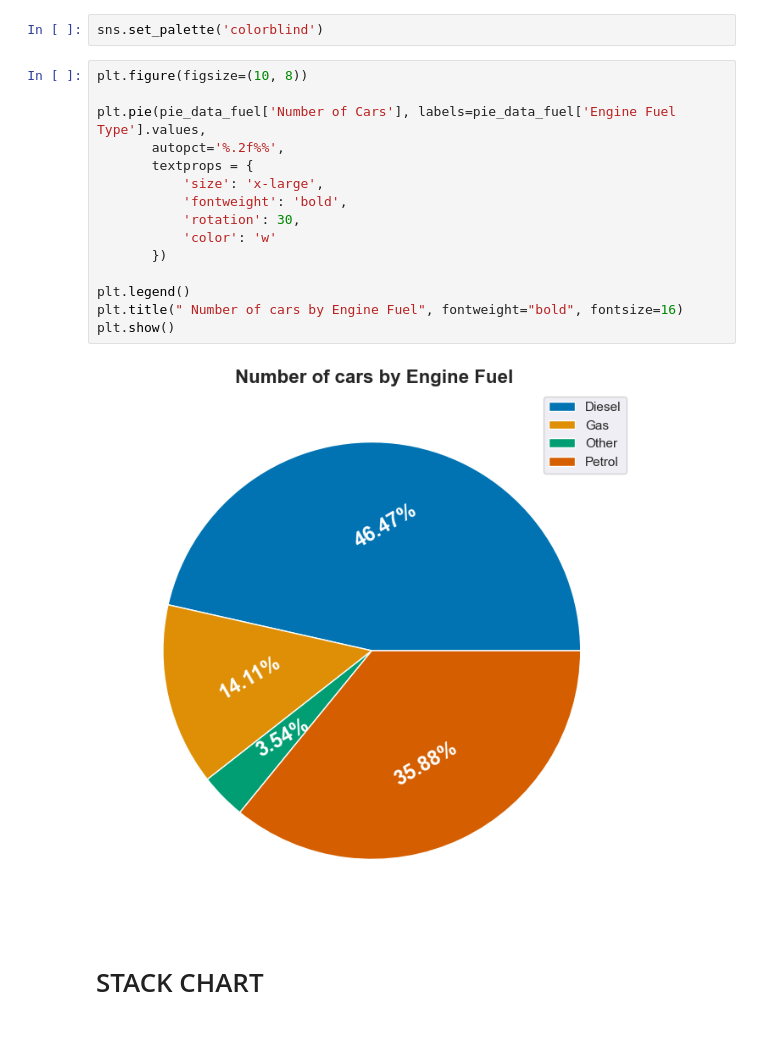
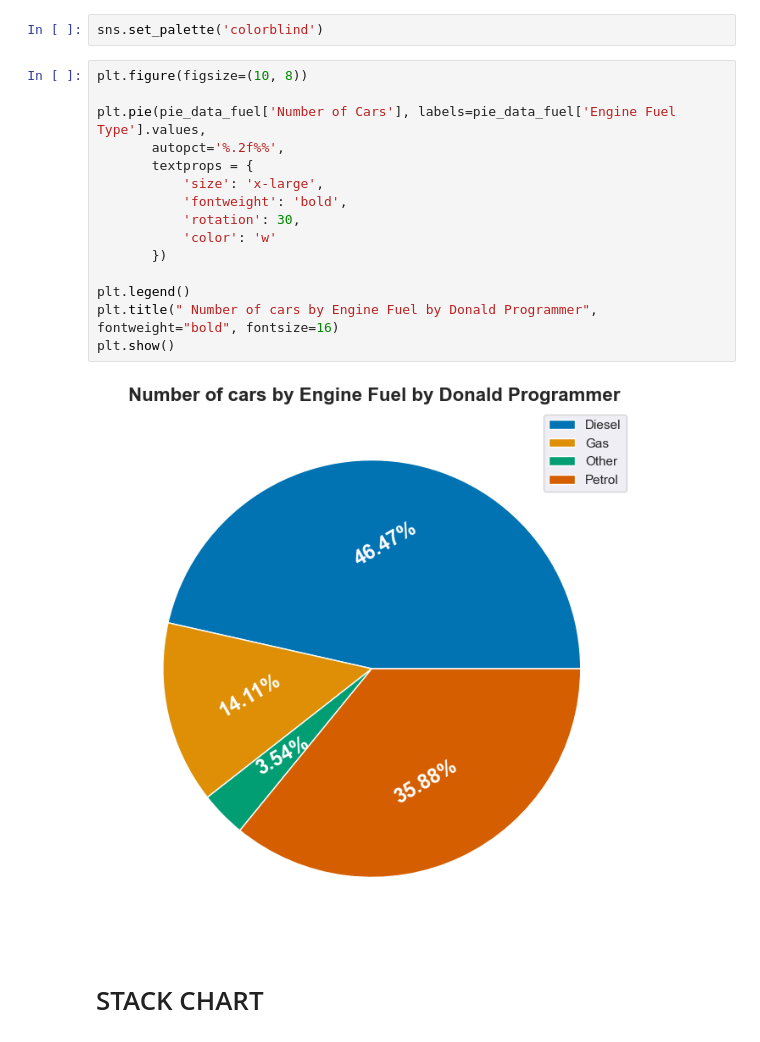
Before and after one commit to donaldte/data-visualization, a Jupyter notebook: data-visualization.ipynb, the cells around one changed output. Cells and saved outputs as stored; diff of their text form.

Commit message:
feat: chartset

```diff
--- a/data-visualization.ipynb
+++ b/data-visualization.ipynb
@@ -54,20 +55,20 @@ sns.set_palette('colorblind')
 # %%
 plt.figure(figsize=(10, 8))
 
 plt.pie(pie_data_fuel['Number of Cars'], labels=pie_data_fuel['Engine Fuel Type'].values,
        autopct='%.2f%%',
        textprops = {
            'size': 'x-large',
            'fontweight': 'bold',
            'rotation': 30,
            'color': 'w'
        })
 
 plt.legend()
-plt.title(" Number of cars by Engine Fuel", fontweight="bold", fontsize=16)
+plt.title(" Number of cars by Engine Fuel by Donald Programmer", fontweight="bold", fontsize=16)
 plt.show()
 # %% [output]
-[figure, old version]
+[figure, new version]
 # %% [markdown]
 # STACK CHART
 # %%
```
Also changed, not shown: parts of 29 cells of this notebook, 16 other files.
